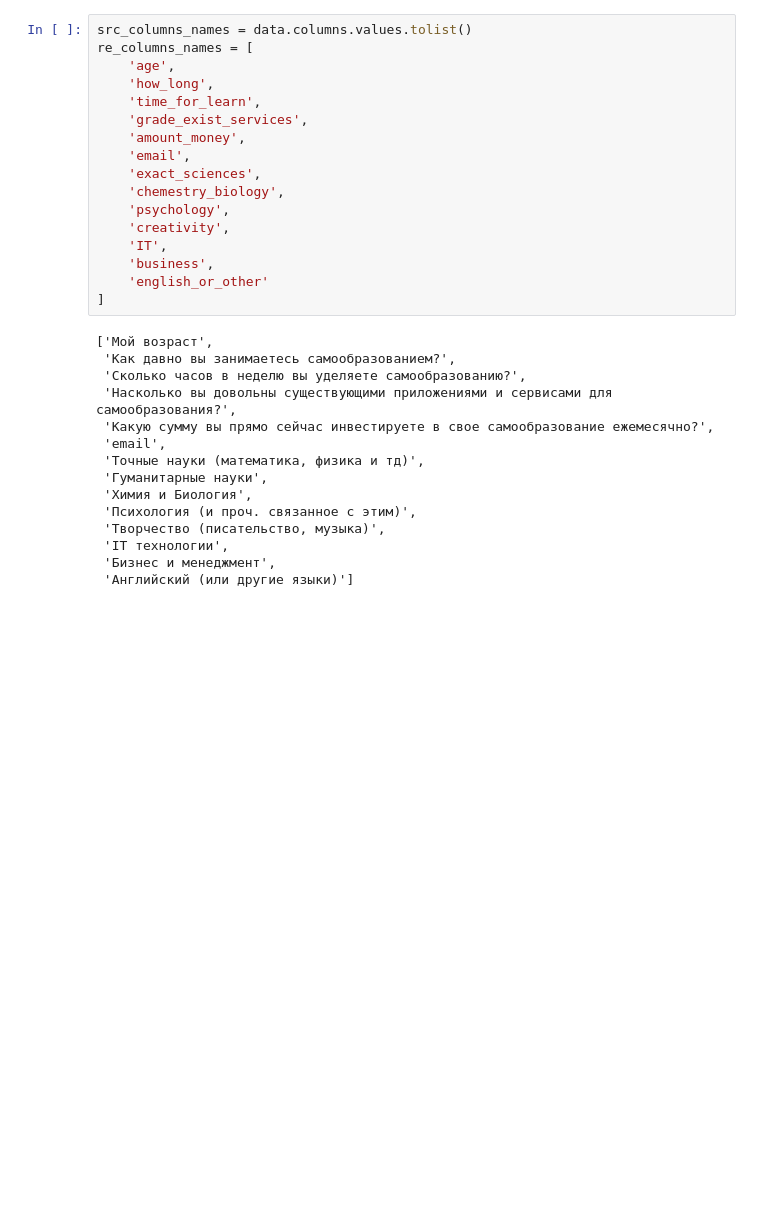
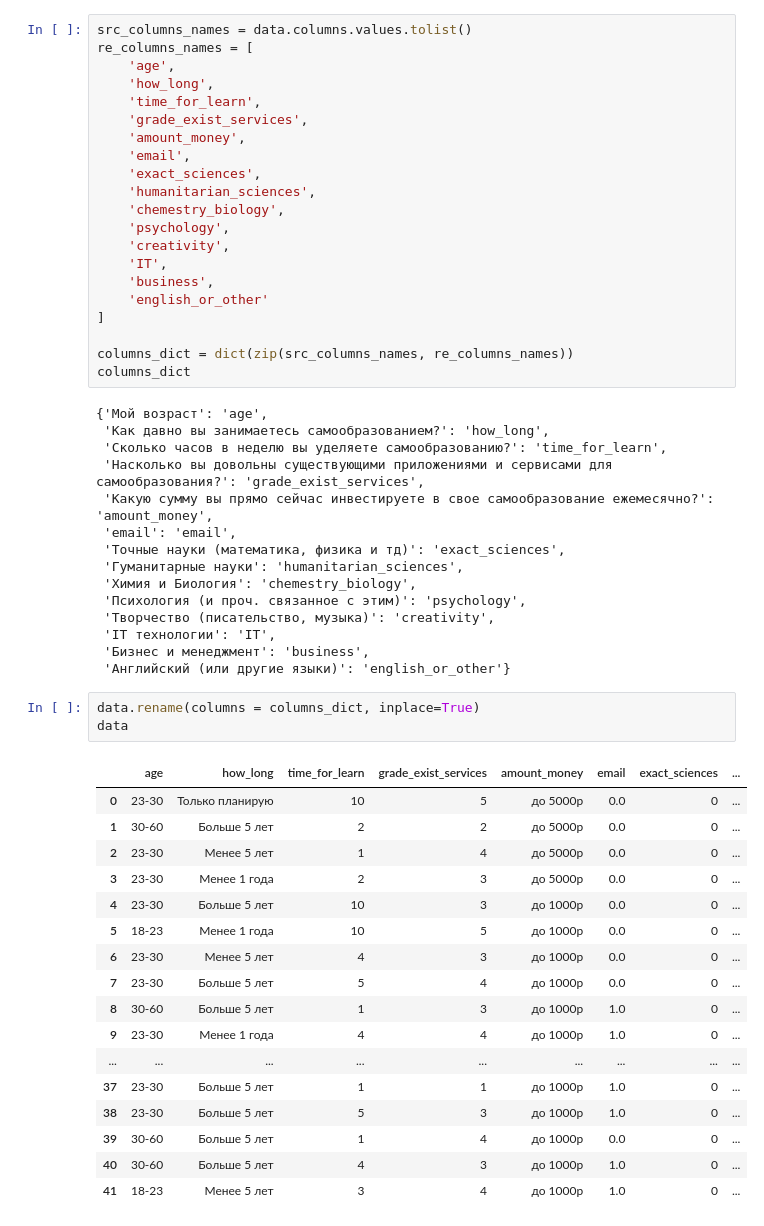
Before and after one commit to elijahmylcev/analysis_GS, a Jupyter notebook: Analysis.ipynb, the cells around one changed output. Saved outputs shown, nothing was run; the diff lists cells and outputs as text; blank space fills up the shorter version.

Commit message:
rename columns

```diff
--- a/Analysis.ipynb
+++ b/Analysis.ipynb
@@ -31,6 +31,7 @@ re_columns_names = [
     'amount_money',
     'email',
     'exact_sciences',
+    'humanitarian_sciences',
     'chemestry_biology',
     'psychology',
     'creativity',
@@ -38,18 +39,42 @@ re_columns_names = [
     'business',
     'english_or_other'
 ]
+
+columns_dict = dict(zip(src_columns_names, re_columns_names))
+columns_dict
 # %% [output]
-['Мой возраст',
- 'Как давно вы занимаетесь самообразованием?',
- 'Сколько часов в неделю вы уделяете самообразованию?',
- 'Насколько вы довольны существующими приложениями и сервисами для самообразования?',
- 'Какую сумму вы прямо сейчас инвестируете в свое самообразование ежемесячно?',
- 'email',
- 'Точные науки (математика, физика и тд)',
- 'Гуманитарные науки',
- 'Химия и Биология',
- 'Психология (и проч. связанное с этим)',
- 'Творчество (писательство, музыка)',
- 'IT технологии',
- 'Бизнес и менеджмент',
- 'Английский (или другие языки)']
+{'Мой возраст': 'age',
+ 'Как давно вы занимаетесь самообразованием?': 'how_long',
+ 'Сколько часов в неделю вы уделяете самообразованию?': 'time_for_learn',
+ 'Насколько вы довольны существующими приложениями и сервисами для самообразования?': 'grade_exist_services',
+ 'Какую сумму вы прямо сейчас инвестируете в свое самообразование ежемесячно?': 'amount_money',
+ 'email': 'email',
+ 'Точные науки (математика, физика и тд)': 'exact_sciences',
+ 'Гуманитарные науки': 'humanitarian_sciences',
+ 'Химия и Биология': 'chemestry_biology',
+ 'Психология (и проч. связанное с этим)': 'psychology',
+ 'Творчество (писательство, музыка)': 'creativity',
+ 'IT технологии': 'IT',
+ 'Бизнес и менеджмент': 'business',
+ 'Английский (или другие языки)': 'english_or_other'}
+# %%
+data.rename(columns = columns_dict, inplace=True)
+data
+# %% [output]
+|  | age | how_long | time_for_learn | grade_exist_services | amount_money | email | exact_sciences | ... |
+| 0 | 23-30 | Только планирую | 10 | 5 | до 5000р | 0.0 | 0 | ... |
+| 1 | 30-60 | Больше 5 лет | 2 | 2 | до 5000р | 0.0 | 0 | ... |
+| 2 | 23-30 | Менее 5 лет | 1 | 4 | до 5000р | 0.0 | 0 | ... |
+| 3 | 23-30 | Менее 1 года | 2 | 3 | до 5000р | 0.0 | 0 | ... |
+| 4 | 23-30 | Больше 5 лет | 10 | 3 | до 1000р | 0.0 | 0 | ... |
+| 5 | 18-23 | Менее 1 года | 10 | 5 | до 1000р | 0.0 | 0 | ... |
+| 6 | 23-30 | Менее 5 лет | 4 | 3 | до 1000р | 0.0 | 0 | ... |
+| 7 | 23-30 | Больше 5 лет | 5 | 4 | до 1000р | 0.0 | 0 | ... |
+| 8 | 30-60 | Больше 5 лет | 1 | 3 | до 1000р | 1.0 | 0 | ... |
+| 9 | 23-30 | Менее 1 года | 4 | 4 | до 1000р | 1.0 | 0 | ... |
+| ... | ... | ... | ... | ... | ... | ... | ... | ... |
+| 37 | 23-30 | Больше 5 лет | 1 | 1 | до 1000р | 1.0 | 0 | ... |
+| 38 | 23-30 | Больше 5 лет | 5 | 3 | до 1000р | 1.0 | 0 | ... |
+| 39 | 30-60 | Больше 5 лет | 1 | 4 | до 1000р | 0.0 | 0 | ... |
+| 40 | 30-60 | Больше 5 лет | 4 | 3 | до 1000р | 1.0 | 0 | ... |
+| 41 | 18-23 | Менее 5 лет | 3 | 4 | до 1000р | 1.0 | 0 | ... |
```
